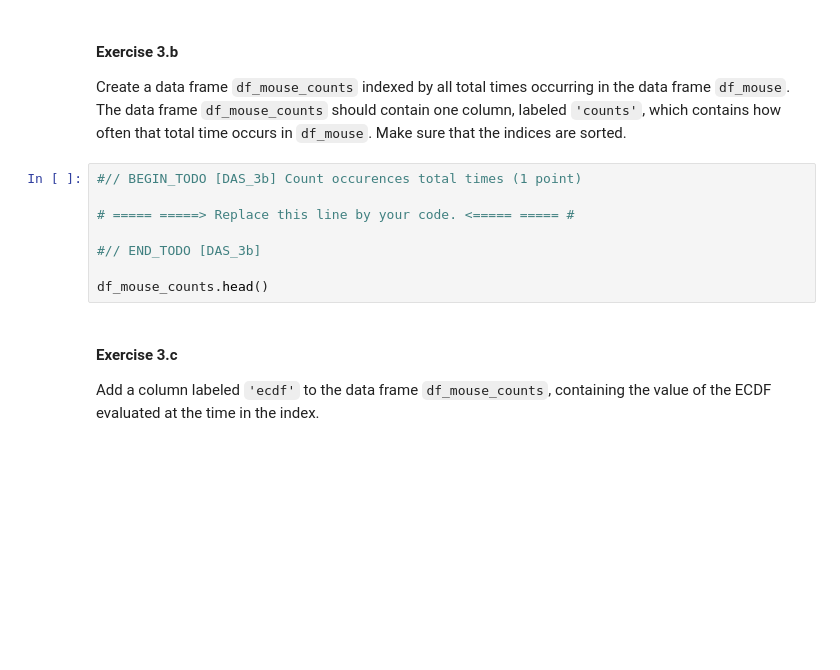
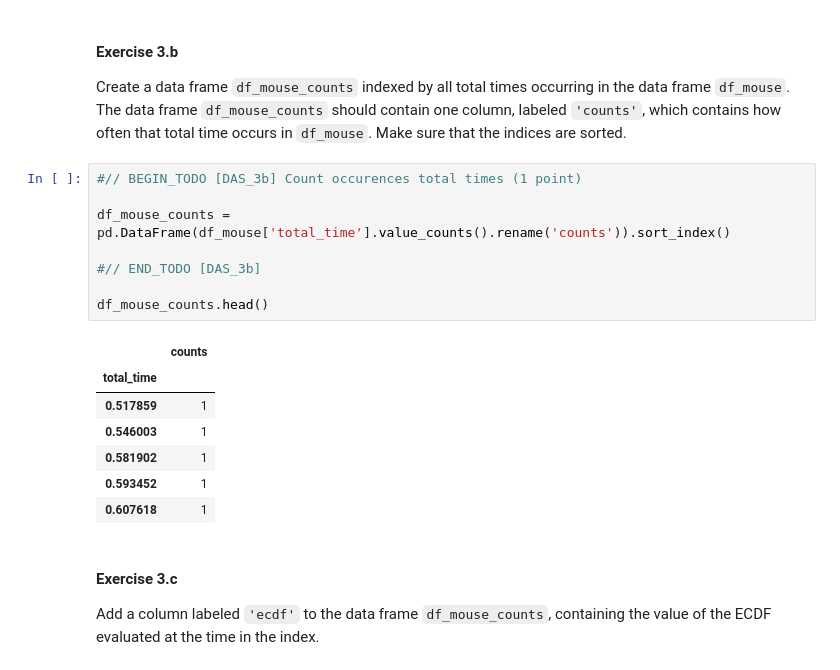
Before and after one commit to Modgen1/2IAB1, a Jupyter notebook: 5_DAS/Exercises-DAS-2076209.ipynb, the cells around one changed output. Cells and saved outputs as stored; diff of their text form; blank space fills up the shorter version.

```diff
--- a/5_DAS/Exercises-DAS-2076209.ipynb
+++ b/5_DAS/Exercises-DAS-2076209.ipynb
@@ -1023,11 +1087,19 @@ Create a data frame `df_mouse_counts` indexed by all total times occurring in th
 # %%
 #// BEGIN_TODO [DAS_3b] Count occurences total times (1 point)
 
-# ===== =====> Replace this line by your code. <===== ===== #
+df_mouse_counts = pd.DataFrame(df_mouse['total_time'].value_counts().rename('counts')).sort_index()
 
 #// END_TODO [DAS_3b]
 
 df_mouse_counts.head()
+# %% [output]
+|  | counts |
+| total_time |  |
+| 0.517859 | 1 |
+| 0.546003 | 1 |
+| 0.581902 | 1 |
+| 0.593452 | 1 |
+| 0.607618 | 1 |
 # %% [markdown]
 #### Exercise 3.c
 
```
Also changed, not shown: parts of 18 cells of this notebook.
